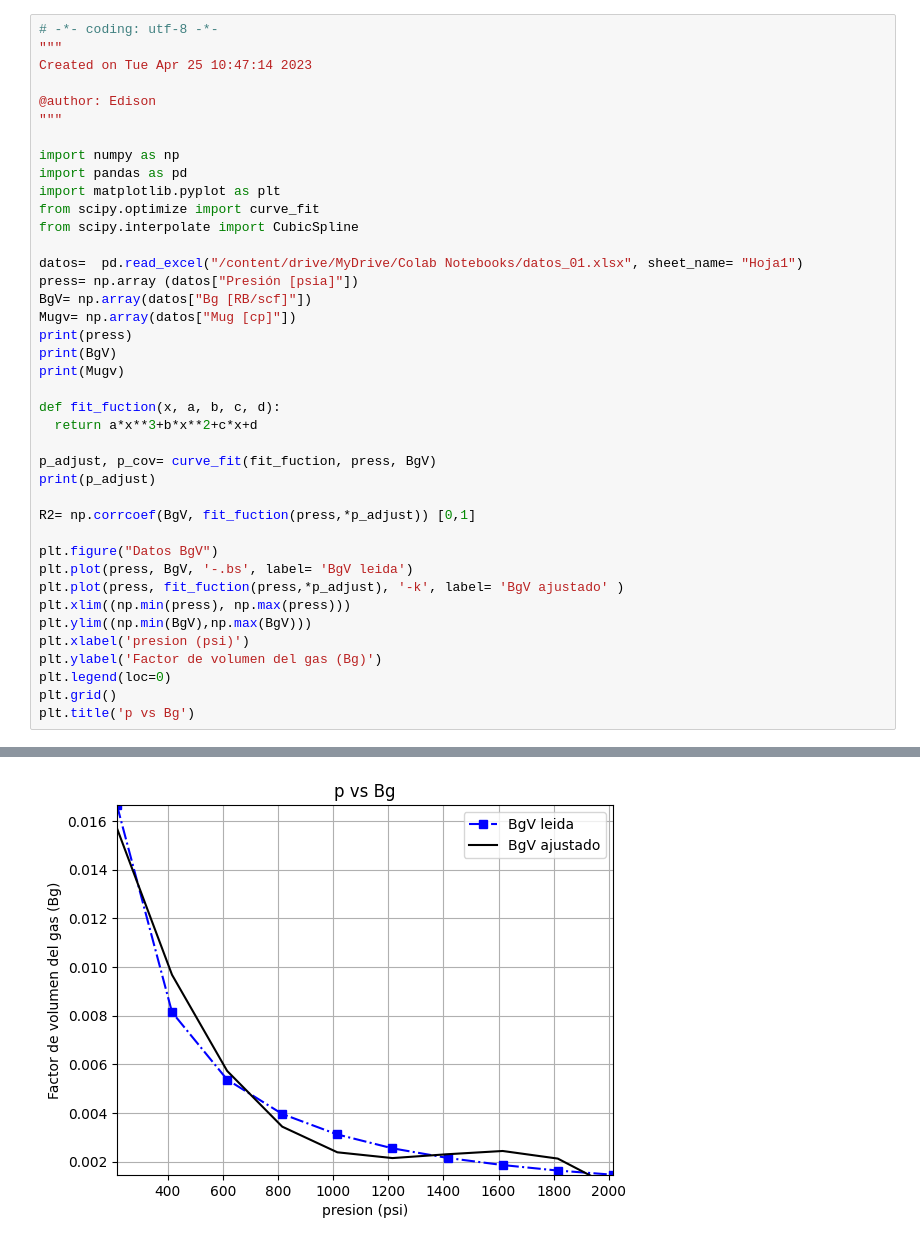
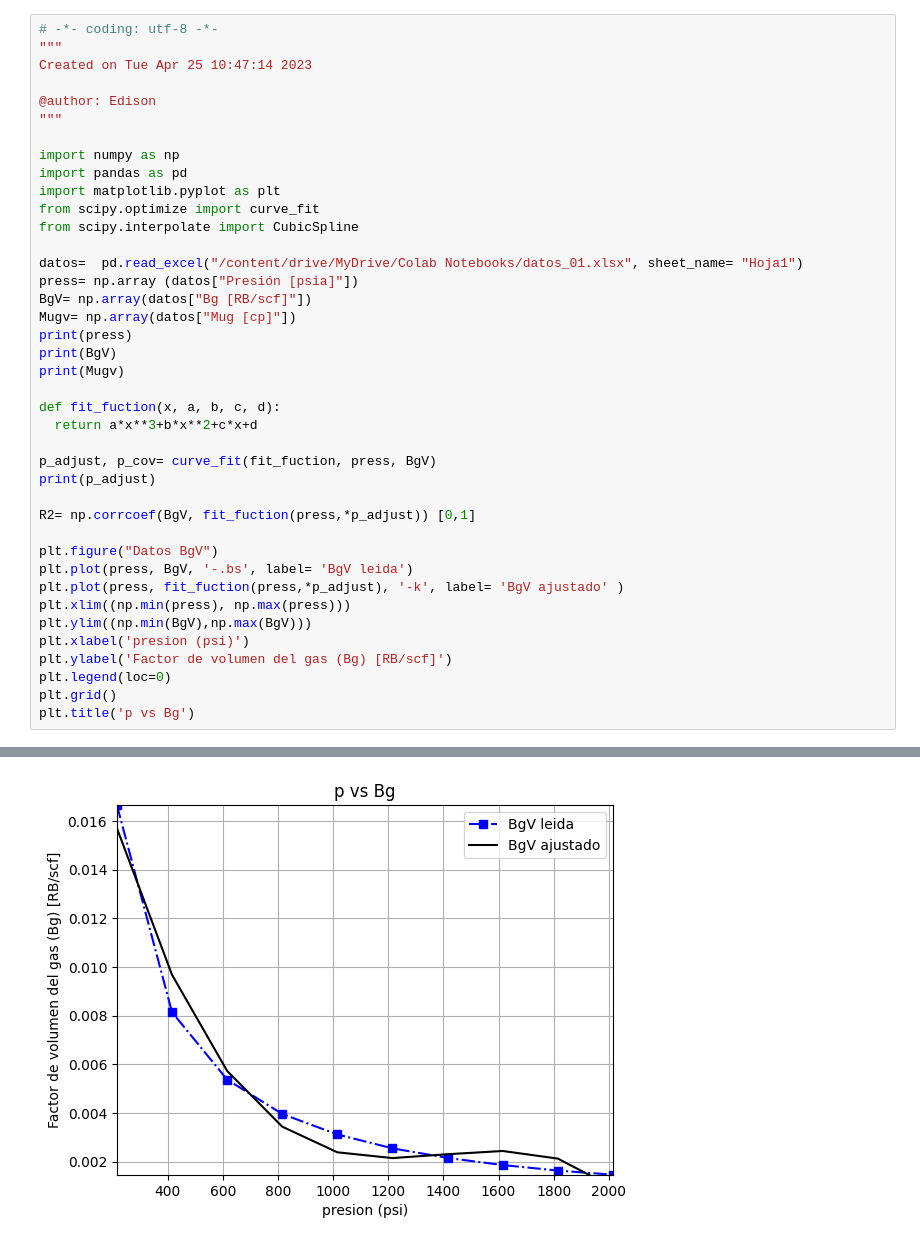
Before and after one commit to edisonc57/Neftepromyslovyye-zhidkosti-s-ispol-zovaniyem-Python, a Jupyter notebook: Объемный_коэффициент_газа.ipynb, the cells around one changed output, grey strips where cells are left out. Cells and saved outputs as stored; diff of their text form.

```diff
--- a/Объемный_коэффициент_газа.ipynb
+++ b/Объемный_коэффициент_газа.ipynb
@@ -19,34 +19,34 @@ press= np.array (datos["Presión [psia]"])
 BgV= np.array(datos["Bg [RB/scf]"])
 Mugv= np.array(datos["Mug [cp]"])
 print(press)
 print(BgV)
 print(Mugv)
 
 def fit_fuction(x, a, b, c, d):
   return a*x**3+b*x**2+c*x+d
 
 p_adjust, p_cov= curve_fit(fit_fuction, press, BgV)
 print(p_adjust)
 
 R2= np.corrcoef(BgV, fit_fuction(press,*p_adjust)) [0,1]
 
 plt.figure("Datos BgV")
 plt.plot(press, BgV, '-.bs', label= 'BgV leida')
 plt.plot(press, fit_fuction(press,*p_adjust), '-k', label= 'BgV ajustado' )
 plt.xlim((np.min(press), np.max(press)))
 plt.ylim((np.min(BgV),np.max(BgV)))
 plt.xlabel('presion (psi)')
-plt.ylabel('Factor de volumen del gas (Bg)')
+plt.ylabel('Factor de volumen del gas (Bg) [RB/scf]')
 plt.legend(loc=0)
 plt.grid()
 plt.title('p vs Bg')
 # %% [output]
 [ 215  415  615  815 1015 1215 1415 1615 1815 2015]
 [0.016654 0.008141 0.005371 0.003956 0.003114 0.002544 0.002149 0.001857
  0.00163  0.001459]
 [0.0126 0.0129 0.0132 0.0135 0.0138 0.0143 0.0147 0.0152 0.0156 0.0161]
 [-8.77012869e-12  3.69160994e-08 -5.07130583e-05  2.49932523e-02]
 Text(0.5, 1.0, 'p vs Bg')
-[figure, old version]
+[figure, new version]
 # %% [markdown]
 ![slide-31.jpg](embedded-picture-1)
```
